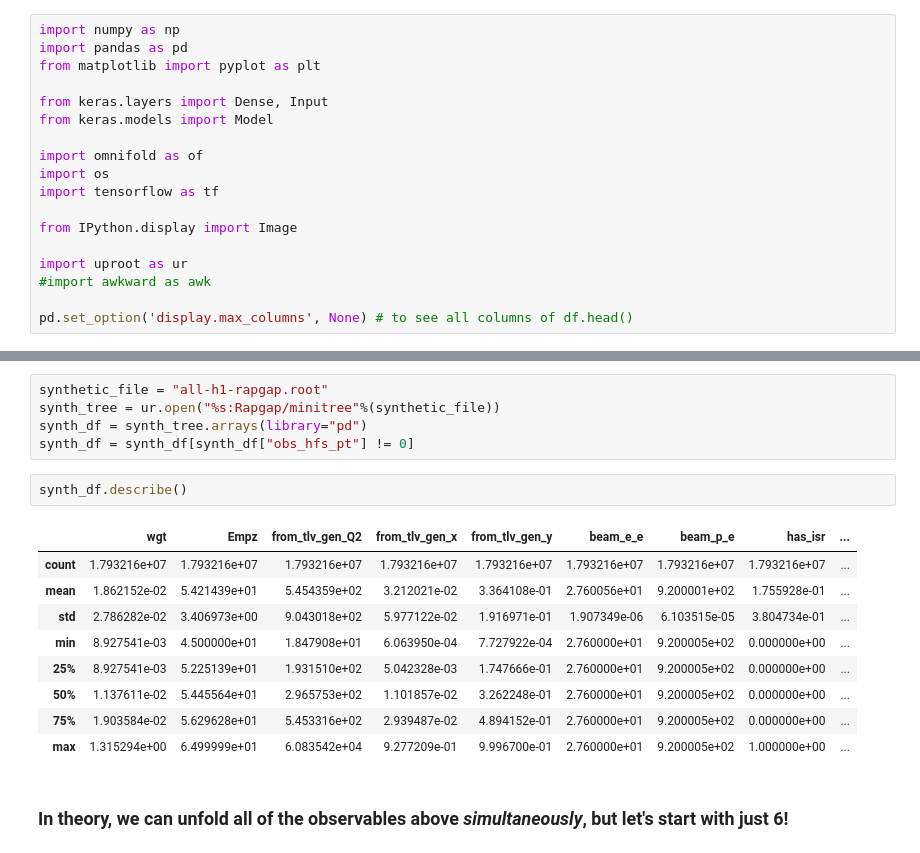
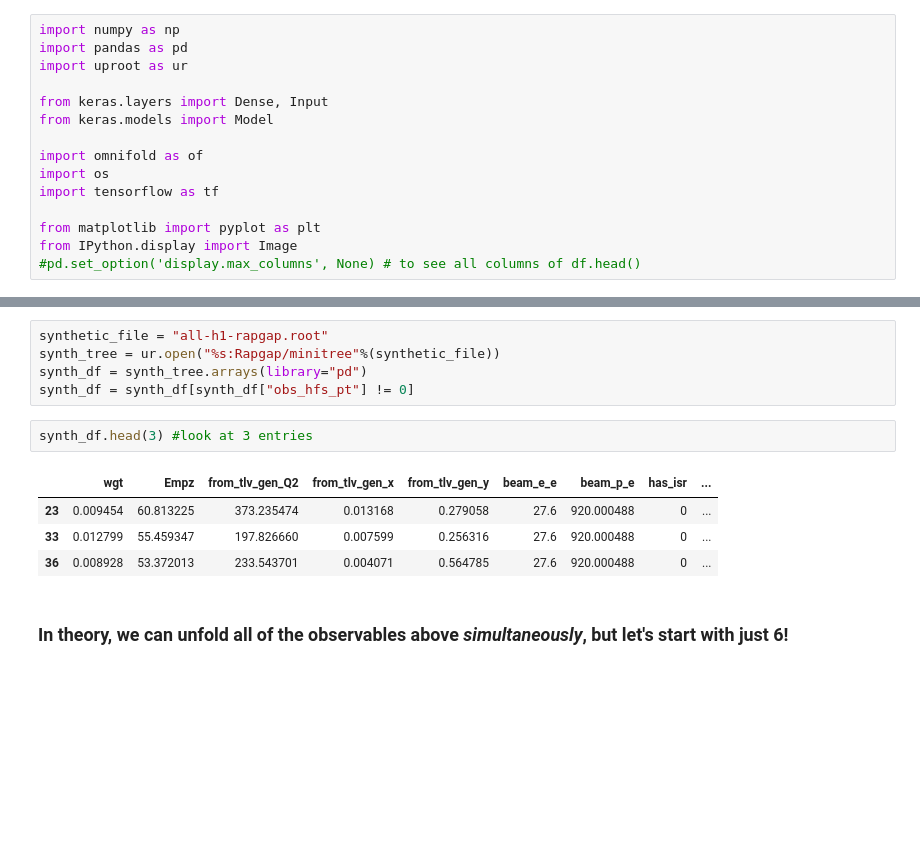
Before and after one commit to ftoralesacosta/AI4EIC_Omnifold, a Jupyter notebook: DIS_Omnifold.ipynb, the cells around one changed output, grey strips where cells are left out. Drawn from its saved outputs; the diff is of its cells as text; blank space fills up the shorter version.

```diff
--- a/DIS_Omnifold.ipynb
+++ b/DIS_Omnifold.ipynb
@@ -1,7 +1,7 @@
 # %%
 import numpy as np
 import pandas as pd
-from matplotlib import pyplot as plt
+import uproot as ur
 
 from keras.layers import Dense, Input
 from keras.models import Model
@@ -10,12 +10,9 @@ import omnifold as of
 import os
 import tensorflow as tf
 
+from matplotlib import pyplot as plt
 from IPython.display import Image
-
-import uproot as ur
-#import awkward as awk
-
-pd.set_option('display.max_columns', None) # to see all columns of df.head()
+#pd.set_option('display.max_columns', None) # to see all columns of df.head()
 # %%
 gpus = tf.config.experimental.list_physical_devices('GPU')
 print(gpus)
@@ -57,17 +116,12 @@ synth_tree = ur.open("%s:Rapgap/minitree"%(synthetic_file))
 synth_df = synth_tree.arrays(library="pd")
 synth_df = synth_df[synth_df["obs_hfs_pt"] != 0]
 # %%
-synth_df.describe()
+synth_df.head(3) #look at 3 entries
 # %% [output]
 |  | wgt | Empz | from_tlv_gen_Q2 | from_tlv_gen_x | from_tlv_gen_y | beam_e_e | beam_p_e | has_isr | ... |
-| count | 1.793216e+07 | 1.793216e+07 | 1.793216e+07 | 1.793216e+07 | 1.793216e+07 | 1.793216e+07 | 1.793216e+07 | 1.793216e+07 | ... |
-| mean | 1.862152e-02 | 5.421439e+01 | 5.454359e+02 | 3.212021e-02 | 3.364108e-01 | 2.760056e+01 | 9.200001e+02 | 1.755928e-01 | ... |
-| std | 2.786282e-02 | 3.406973e+00 | 9.043018e+02 | 5.977122e-02 | 1.916971e-01 | 1.907349e-06 | 6.103515e-05 | 3.804734e-01 | ... |
-| min | 8.927541e-03 | 4.500000e+01 | 1.847908e+01 | 6.063950e-04 | 7.727922e-04 | 2.760000e+01 | 9.200005e+02 | 0.000000e+00 | ... |
-| 25% | 8.927541e-03 | 5.225139e+01 | 1.931510e+02 | 5.042328e-03 | 1.747666e-01 | 2.760000e+01 | 9.200005e+02 | 0.000000e+00 | ... |
-| 50% | 1.137611e-02 | 5.445564e+01 | 2.965753e+02 | 1.101857e-02 | 3.262248e-01 | 2.760000e+01 | 9.200005e+02 | 0.000000e+00 | ... |
-| 75% | 1.903584e-02 | 5.629628e+01 | 5.453316e+02 | 2.939487e-02 | 4.894152e-01 | 2.760000e+01 | 9.200005e+02 | 0.000000e+00 | ... |
-| max | 1.315294e+00 | 6.499999e+01 | 6.083542e+04 | 9.277209e-01 | 9.996700e-01 | 2.760000e+01 | 9.200005e+02 | 1.000000e+00 | ... |
+| 23 | 0.009454 | 60.813225 | 373.235474 | 0.013168 | 0.279058 | 27.6 | 920.000488 | 0 | ... |
+| 33 | 0.012799 | 55.459347 | 197.826660 | 0.007599 | 0.256316 | 27.6 | 920.000488 | 0 | ... |
+| 36 | 0.008928 | 53.372013 | 233.543701 | 0.004071 | 0.564785 | 27.6 | 920.000488 | 0 | ... |
 # %% [markdown]
 ### In theory, we can unfold all of the observables above _simultaneously_, but let's start with just 6!
 # %%
```
Also changed, not shown: parts of 29 cells of this notebook.
